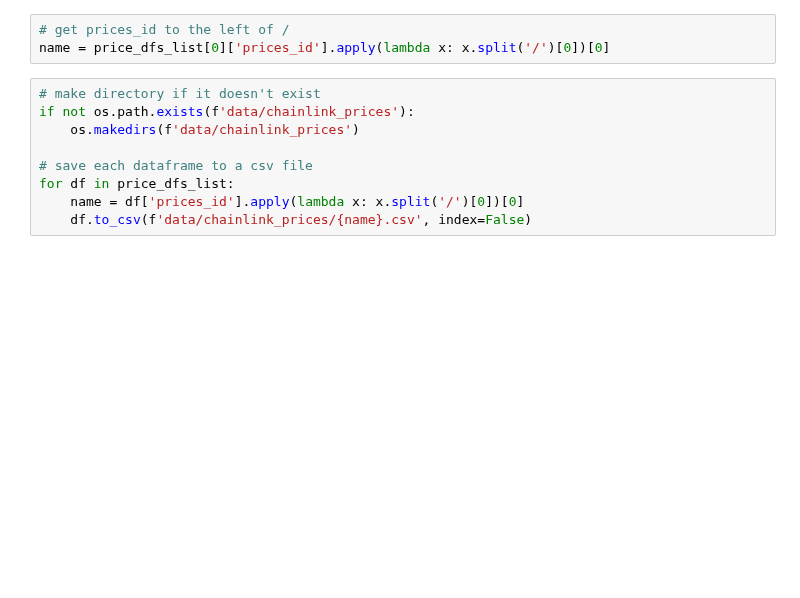
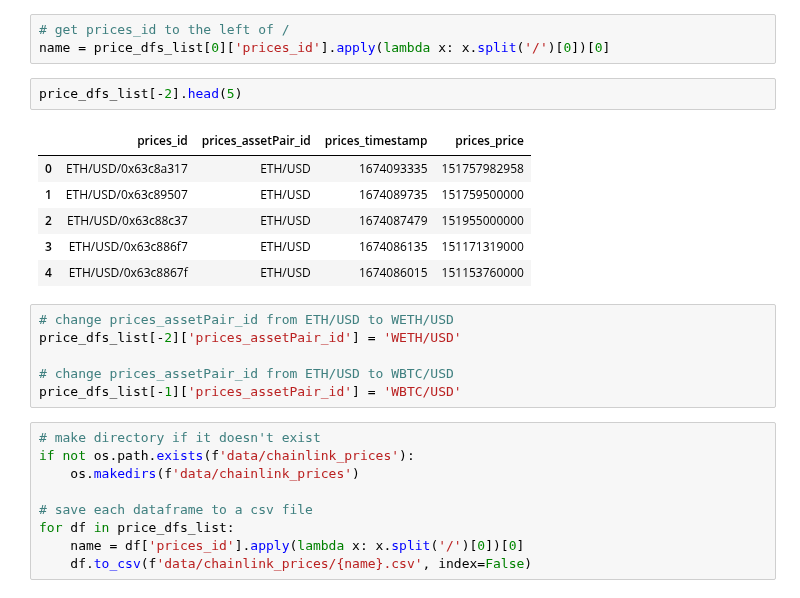
Before and after one commit to mohammed7s/Feedlot, a Jupyter notebook: data_scripts/chainlink_historical_data.ipynb, the cells around one changed output. Drawn from its saved outputs; the diff is of its cells as text; blank space fills up the shorter version.

Commit message:
add eth price column, data readme

```diff
--- a/data_scripts/chainlink_historical_data.ipynb
+++ b/data_scripts/chainlink_historical_data.ipynb
@@ -214,6 +188,21 @@ price_dfs_list[0].head(5)
 # %%
 # get prices_id to the left of /
 name = price_dfs_list[0]['prices_id'].apply(lambda x: x.split('/')[0])[0]
+# %%
+price_dfs_list[-2].head(5)
+# %% [output]
+|  | prices_id | prices_assetPair_id | prices_timestamp | prices_price |
+| 0 | ETH/USD/0x63c8a317 | ETH/USD | 1674093335 | 151757982958 |
+| 1 | ETH/USD/0x63c89507 | ETH/USD | 1674089735 | 151759500000 |
+| 2 | ETH/USD/0x63c88c37 | ETH/USD | 1674087479 | 151955000000 |
+| 3 | ETH/USD/0x63c886f7 | ETH/USD | 1674086135 | 151171319000 |
+| 4 | ETH/USD/0x63c8867f | ETH/USD | 1674086015 | 151153760000 |
+# %%
+# change prices_assetPair_id from ETH/USD to WETH/USD
+price_dfs_list[-2]['prices_assetPair_id'] = 'WETH/USD'
+
+# change prices_assetPair_id from ETH/USD to WBTC/USD
+price_dfs_list[-1]['prices_assetPair_id'] = 'WBTC/USD'
 # %%
 # make directory if it doesn't exist
 if not os.path.exists(f'data/chainlink_prices'):
```
Also changed, not shown: parts of 10 cells of this notebook, 5 other files.
